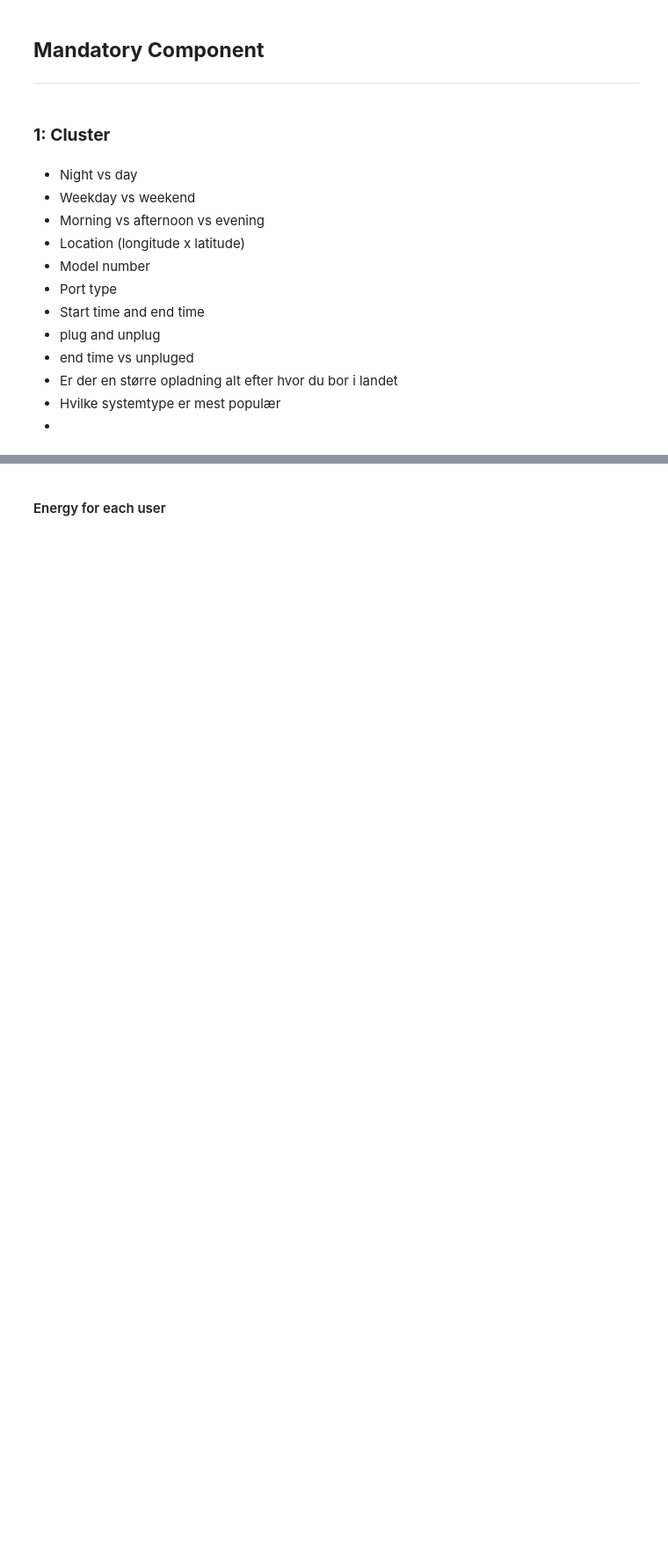
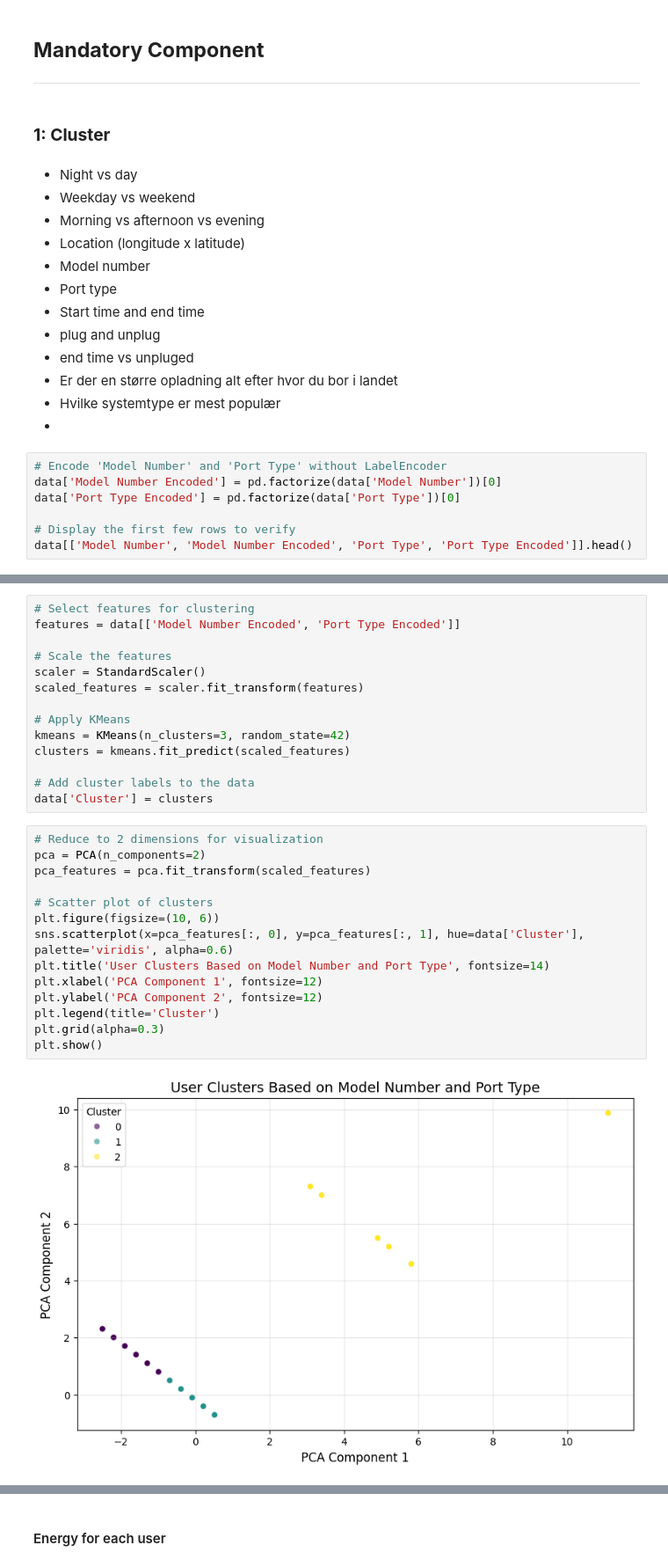
Before and after one commit to DitteGilsfeldt/42577-Introduction-to_Business_Analytics__Project, a Jupyter notebook: Ditte/Ditte.ipynb, the cells around one changed output, grey strips where cells are left out. Shown at 88% size. Saved outputs shown, nothing was run; the diff lists cells and outputs as text; blank space fills up the shorter version.

```diff
--- a/Ditte/Ditte.ipynb
+++ b/Ditte/Ditte.ipynb
@@ -379,3 +315,10 @@ plt.show()
 - Er der en større opladning alt efter hvor du bor i landet
 - Hvilke systemtype er mest populær
 -
+# %%
+# Encode 'Model Number' and 'Port Type' without LabelEncoder
+data['Model Number Encoded'] = pd.factorize(data['Model Number'])[0]
+data['Port Type Encoded'] = pd.factorize(data['Port Type'])[0]
+
+# Display the first few rows to verify
+data[['Model Number', 'Model Number Encoded', 'Port Type', 'Port Type Encoded']].head()
@@ -381,0 +332,30 @@ plt.show()
+# %%
+# Select features for clustering
+features = data[['Model Number Encoded', 'Port Type Encoded']]
+
+# Scale the features
+scaler = StandardScaler()
+scaled_features = scaler.fit_transform(features)
+
+# Apply KMeans
+kmeans = KMeans(n_clusters=3, random_state=42)
+clusters = kmeans.fit_predict(scaled_features)
+
+# Add cluster labels to the data
+data['Cluster'] = clusters
+# %%
+# Reduce to 2 dimensions for visualization
+pca = PCA(n_components=2)
+pca_features = pca.fit_transform(scaled_features)
+
+# Scatter plot of clusters
+plt.figure(figsize=(10, 6))
+sns.scatterplot(x=pca_features[:, 0], y=pca_features[:, 1], hue=data['Cluster'], palette='viridis', alpha=0.6)
+plt.title('User Clusters Based on Model Number and Port Type', fontsize=14)
+plt.xlabel('PCA Component 1', fontsize=12)
+plt.ylabel('PCA Component 2', fontsize=12)
+plt.legend(title='Cluster')
+plt.grid(alpha=0.3)
+plt.show()
+# %% [output]
+[figure, added]
```
Also changed, not shown: parts of 28 cells of this notebook, 1 other file.
